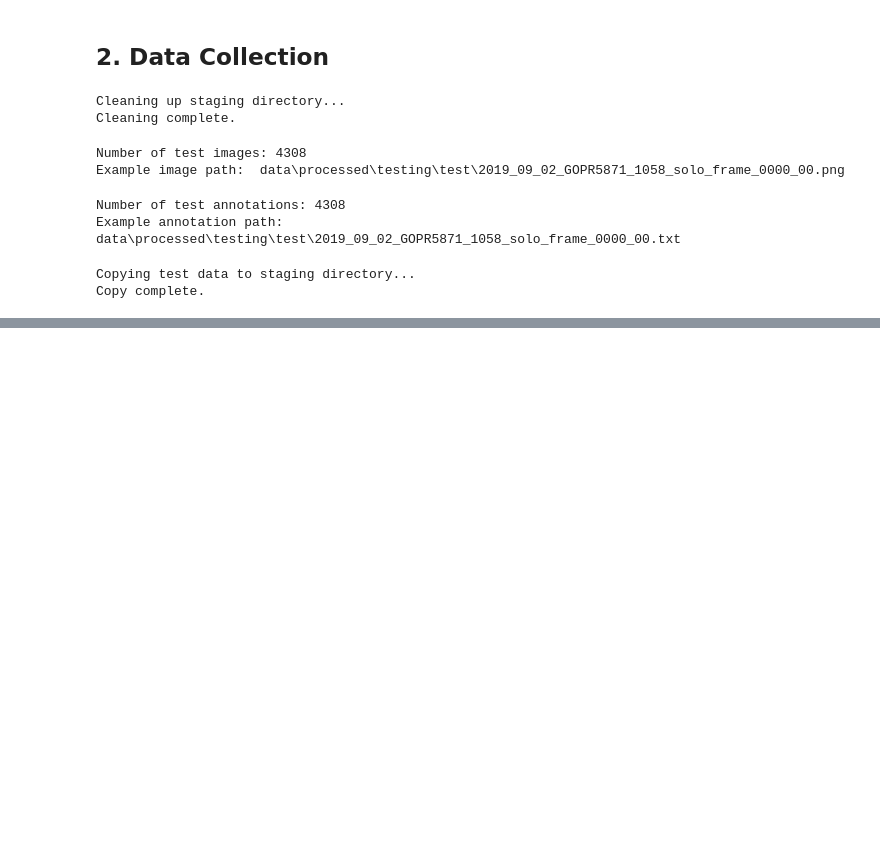
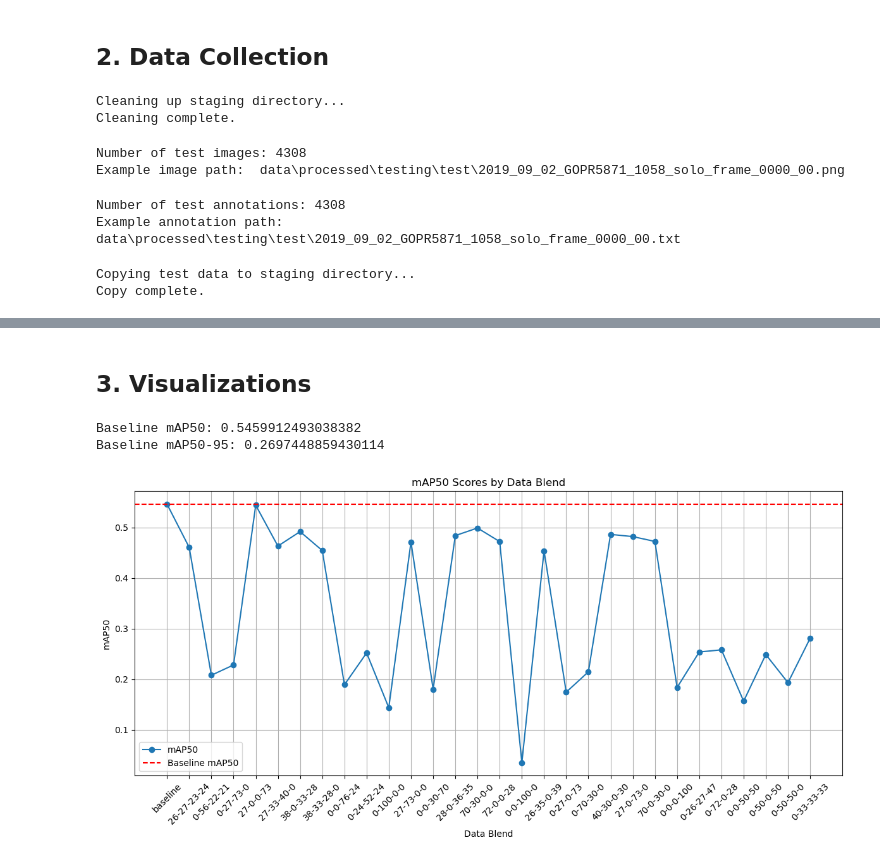
Before and after one commit to amswanson333/synthetic-data-for-object-detection, a Jupyter notebook: 8_model_metrics.ipynb, the cells around one changed output, grey strips where cells are left out. Saved outputs shown, nothing was run; the diff lists cells and outputs as text; code cells hidden in the pictures; blank space fills up the shorter version.

Commit message:
added some simple visualizations

```diff
--- a/8_model_metrics.ipynb
+++ b/8_model_metrics.ipynb
@@ -250,0 +269,19 @@ print("Combined results saved.")
+# %% [markdown]
+## 3. Visualizations
+# %%
+# Read the combined results dataframe
+results_df = pd.read_csv("reports\\model_performance_results.csv")
+# %%
+# Split dataframe into lists for clarity
+data_blends = results_df['data_blend']
+map50_scores = results_df['test_map50']
+map50_95_scores = results_df['test_map50-95']
+# %%
+# Get baseline values
+baseline_map50 = results_df.loc[results_df['data_blend'] == 'baseline', 'test_map50'].values[0]
+baseline_map50_95 = results_df.loc[results_df['data_blend'] == 'baseline', 'test_map50-95'].values[0]
+print(f"Baseline mAP50: {baseline_map50}")
+print(f"Baseline mAP50-95: {baseline_map50_95}")
+# %% [output]
+Baseline mAP50: 0.5459912493038382
+Baseline mAP50-95: 0.2697448859430114
@@ -250,0 +290,15 @@ print("Combined results saved.")
+# %%
+# Plot mAP50
+plt.figure(figsize=(12, 6))
+plt.plot(data_blends, map50_scores, marker='o', label='mAP50')
+plt.axhline(y=baseline_map50, color='r', linestyle='--', label='Baseline mAP50')
+plt.title('mAP50 Scores by Data Blend')
+plt.xlabel('Data Blend')
+plt.ylabel('mAP50')
+plt.xticks(rotation=45)
+plt.legend()
+plt.grid()
+plt.tight_layout()
+plt.show()
+# %% [output]
+[figure, added]
```
Also changed, not shown: parts of 3 cells of this notebook.
